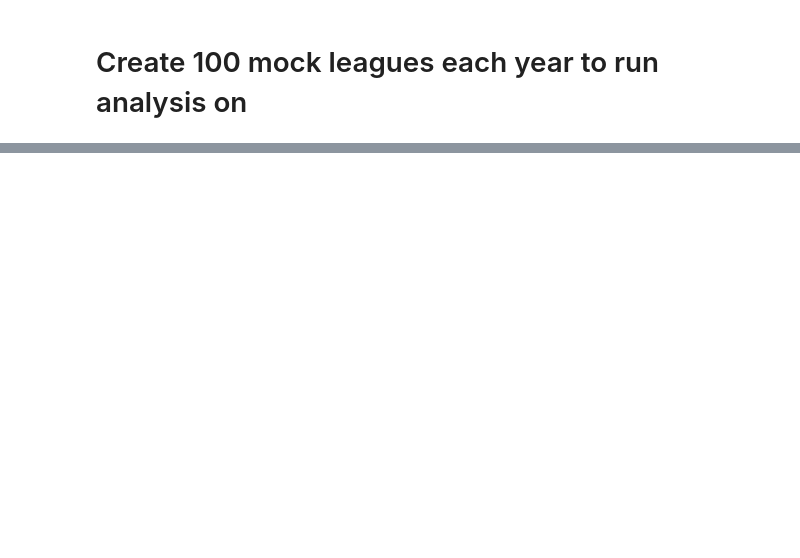
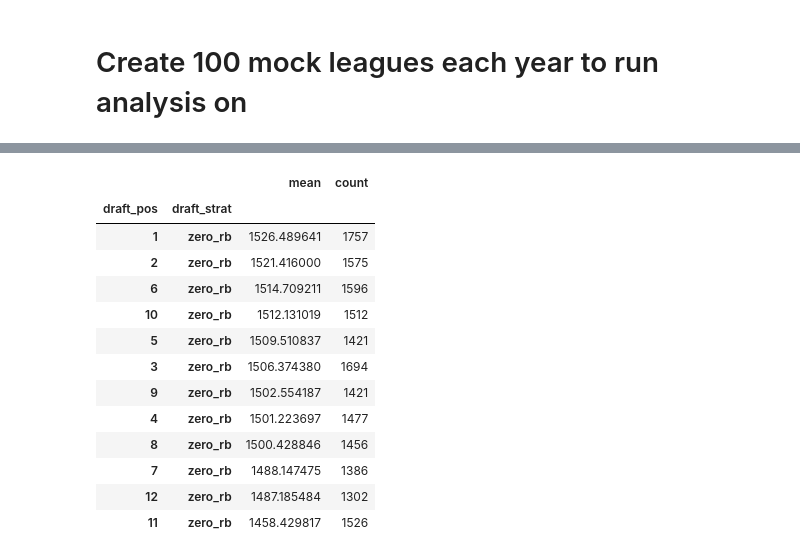
Before and after one commit to ffb-optimal-draft/ffb-draft-strategy, a Jupyter notebook: simulation.ipynb, the cells around one changed output, grey strips where cells are left out. Drawn from its saved outputs; the diff is of its cells as text; code cells hidden in the pictures; blank space fills up the shorter version.

```diff
--- a/simulation.ipynb
+++ b/simulation.ipynb
@@ -323,0 +374,17 @@ top.groupby('draft_pos').
+# %%
+top[top.draft_strat=='zero_rb'].groupby(['draft_pos','draft_strat'])['total_pts'].agg(['mean','count']).sort_values('mean',ascending=False)
+# %% [output]
+|  |  | mean | count |
+| draft_pos | draft_strat |  |  |
+| 1 | zero_rb | 1526.489641 | 1757 |
+| 2 | zero_rb | 1521.416000 | 1575 |
+| 6 | zero_rb | 1514.709211 | 1596 |
+| 10 | zero_rb | 1512.131019 | 1512 |
+| 5 | zero_rb | 1509.510837 | 1421 |
+| 3 | zero_rb | 1506.374380 | 1694 |
+| 9 | zero_rb | 1502.554187 | 1421 |
+| 4 | zero_rb | 1501.223697 | 1477 |
+| 8 | zero_rb | 1500.428846 | 1456 |
+| 7 | zero_rb | 1488.147475 | 1386 |
+| 12 | zero_rb | 1487.185484 | 1302 |
+| 11 | zero_rb | 1458.429817 | 1526 |
```
Also changed, not shown: parts of 18 cells of this notebook.
